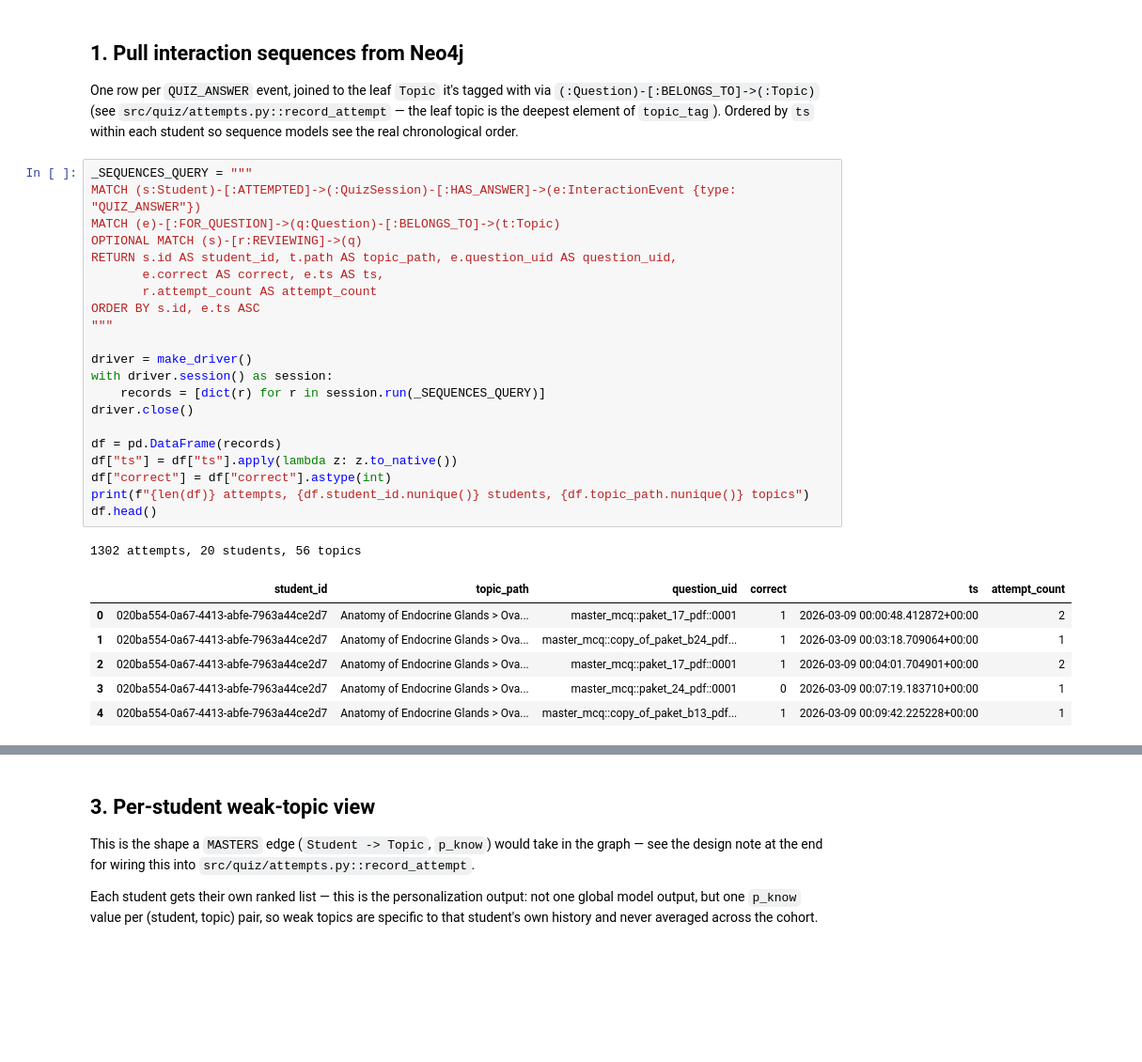
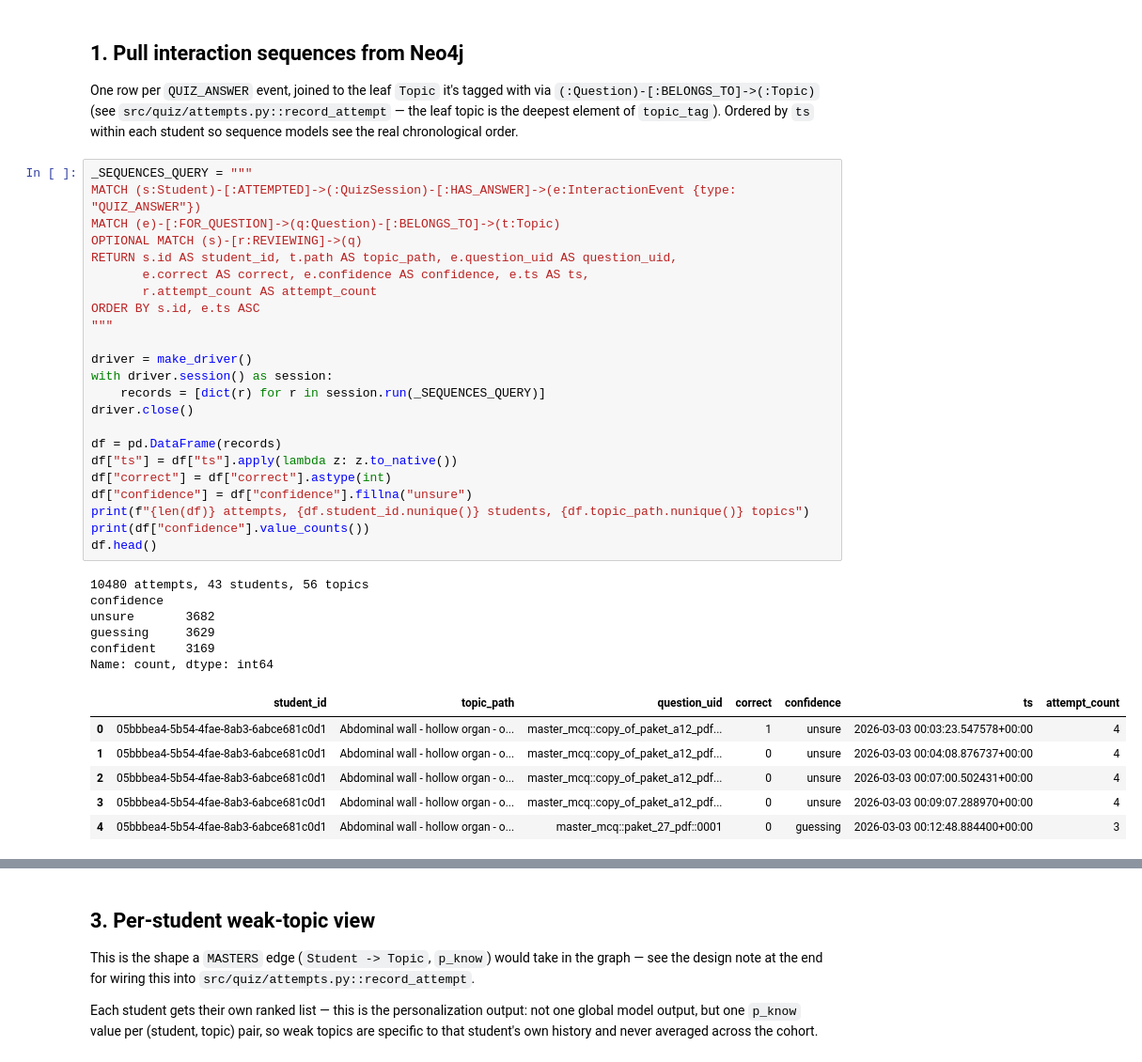
Before and after one commit to medical-uc/intelligent-tutoring-system-for-medical-student, a Jupyter notebook: notebooks/knowledge_tracing.ipynb, the cells around one changed output, grey strips where cells are left out. Shown at 94% size. Cells and saved outputs as stored; diff of their text form; blank space fills up the shorter version.

```diff
--- a/notebooks/knowledge_tracing.ipynb
+++ b/notebooks/knowledge_tracing.ipynb
@@ -50,32 +50,39 @@ sequence models see the real chronological order.
 # %%
 _SEQUENCES_QUERY = """
 MATCH (s:Student)-[:ATTEMPTED]->(:QuizSession)-[:HAS_ANSWER]->(e:InteractionEvent {type: "QUIZ_ANSWER"})
 MATCH (e)-[:FOR_QUESTION]->(q:Question)-[:BELONGS_TO]->(t:Topic)
 OPTIONAL MATCH (s)-[r:REVIEWING]->(q)
 RETURN s.id AS student_id, t.path AS topic_path, e.question_uid AS question_uid,
-       e.correct AS correct, e.ts AS ts,
+       e.correct AS correct, e.confidence AS confidence, e.ts AS ts,
        r.attempt_count AS attempt_count
 ORDER BY s.id, e.ts ASC
 """
 
 driver = make_driver()
 with driver.session() as session:
     records = [dict(r) for r in session.run(_SEQUENCES_QUERY)]
 driver.close()
 
 df = pd.DataFrame(records)
 df["ts"] = df["ts"].apply(lambda z: z.to_native())
 df["correct"] = df["correct"].astype(int)
+df["confidence"] = df["confidence"].fillna("unsure")
 print(f"{len(df)} attempts, {df.student_id.nunique()} students, {df.topic_path.nunique()} topics")
+print(df["confidence"].value_counts())
 df.head()
 # %% [output]
-1302 attempts, 20 students, 56 topics
+10480 attempts, 43 students, 56 topics
+confidence
+unsure       3682
+guessing     3629
+confident    3169
+Name: count, dtype: int64
-|  | student_id | topic_path | question_uid | correct | ts | attempt_count |
-| 0 | 020ba554-0a67-4413-abfe-7963a44ce2d7 | Anatomy of Endocrine Glands > Ova... | master_mcq::paket_17_pdf::0001 | 1 | 2026-03-09 00:00:48.412872+00:00 | 2 |
-| 1 | 020ba554-0a67-4413-abfe-7963a44ce2d7 | Anatomy of Endocrine Glands > Ova... | master_mcq::copy_of_paket_b24_pdf... | 1 | 2026-03-09 00:03:18.709064+00:00 | 1 |
-| 2 | 020ba554-0a67-4413-abfe-7963a44ce2d7 | Anatomy of Endocrine Glands > Ova... | master_mcq::paket_17_pdf::0001 | 1 | 2026-03-09 00:04:01.704901+00:00 | 2 |
-| 3 | 020ba554-0a67-4413-abfe-7963a44ce2d7 | Anatomy of Endocrine Glands > Ova... | master_mcq::paket_24_pdf::0001 | 0 | 2026-03-09 00:07:19.183710+00:00 | 1 |
-| 4 | 020ba554-0a67-4413-abfe-7963a44ce2d7 | Anatomy of Endocrine Glands > Ova... | master_mcq::copy_of_paket_b13_pdf... | 1 | 2026-03-09 00:09:42.225228+00:00 | 1 |
+|  | student_id | topic_path | question_uid | correct | confidence | ts | attempt_count |
+| 0 | 05bbbea4-5b54-4fae-8ab3-6abce681c0d1 | Abdominal wall - hollow organ - o... | master_mcq::copy_of_paket_a12_pdf... | 1 | unsure | 2026-03-03 00:03:23.547578+00:00 | 4 |
+| 1 | 05bbbea4-5b54-4fae-8ab3-6abce681c0d1 | Abdominal wall - hollow organ - o... | master_mcq::copy_of_paket_a12_pdf... | 0 | unsure | 2026-03-03 00:04:08.876737+00:00 | 4 |
+| 2 | 05bbbea4-5b54-4fae-8ab3-6abce681c0d1 | Abdominal wall - hollow organ - o... | master_mcq::copy_of_paket_a12_pdf... | 0 | unsure | 2026-03-03 00:07:00.502431+00:00 | 4 |
+| 3 | 05bbbea4-5b54-4fae-8ab3-6abce681c0d1 | Abdominal wall - hollow organ - o... | master_mcq::copy_of_paket_a12_pdf... | 0 | unsure | 2026-03-03 00:09:07.288970+00:00 | 4 |
+| 4 | 05bbbea4-5b54-4fae-8ab3-6abce681c0d1 | Abdominal wall - hollow organ - o... | master_mcq::paket_27_pdf::0001 | 0 | guessing | 2026-03-03 00:12:48.884400+00:00 | 3 |
 # %%
 # Data-scale diagnostics up front — these numbers are what make the BKT-vs-AKT call later.
 attempts_per_student_topic = df.groupby(["student_id", "topic_path"]).size()
```
Also changed, not shown: parts of 8 cells of this notebook.
